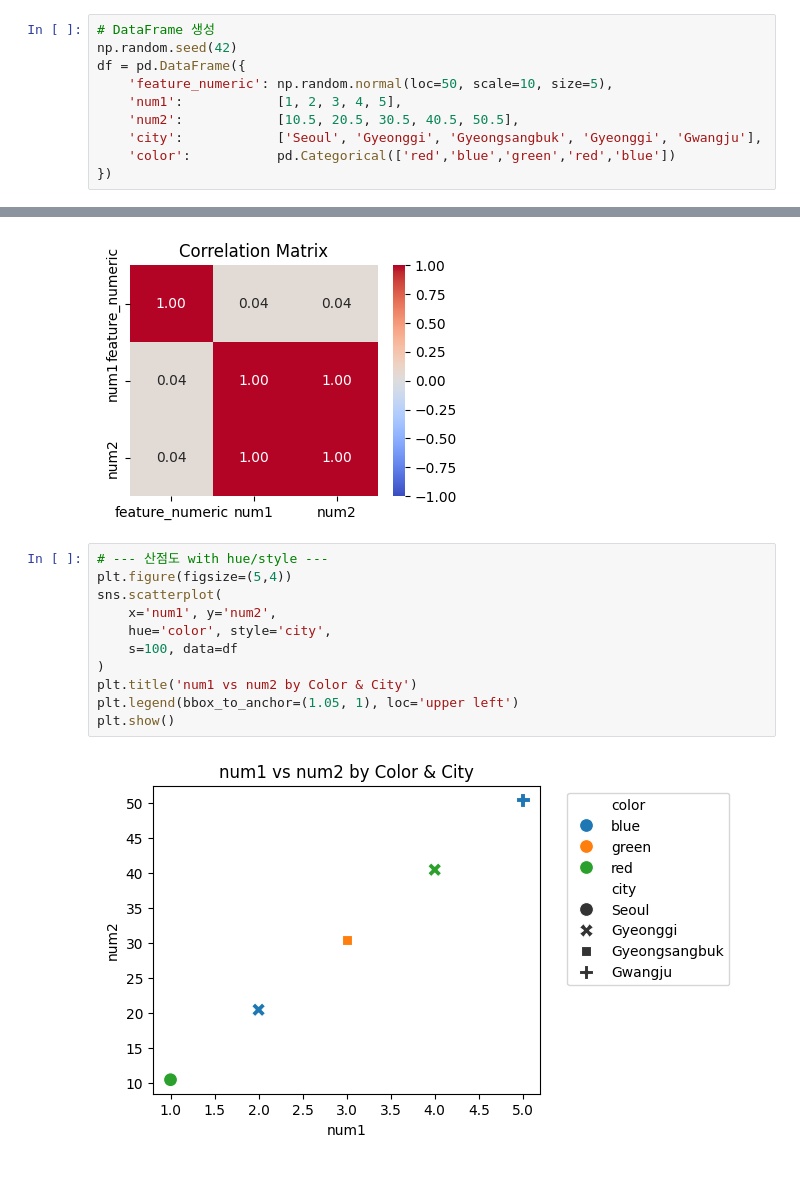
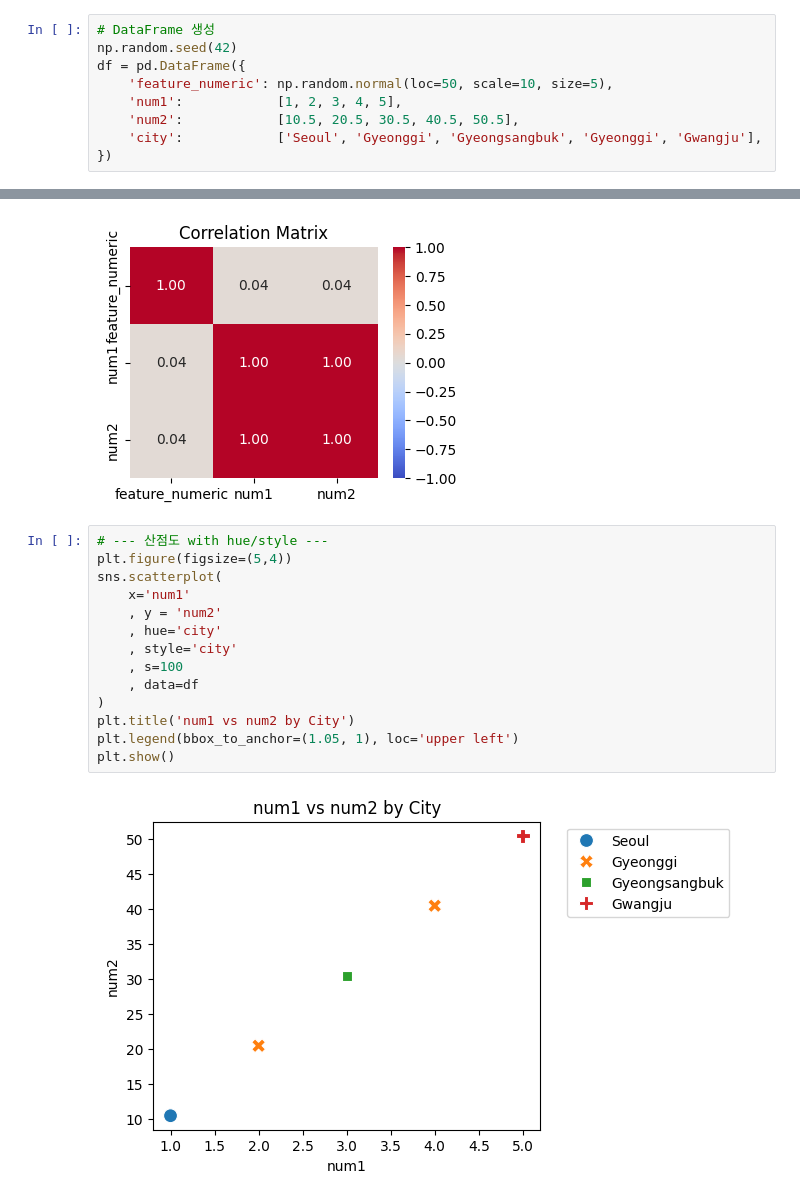
Before and after one commit to withlionbuddha/learn-thetheory-through-practice, a Jupyter notebook: ExploratoryDataAnalysis-Multivariate.ipynb, the cells around one changed output, grey strips where cells are left out. Drawn from its saved outputs; the diff is of its cells as text.

```diff
--- a/ExploratoryDataAnalysis-Multivariate.ipynb
+++ b/ExploratoryDataAnalysis-Multivariate.ipynb
@@ -11,7 +11,6 @@ df = pd.DataFrame({
     'num1':            [1, 2, 3, 4, 5],
     'num2':            [10.5, 20.5, 30.5, 40.5, 50.5],
     'city':            ['Seoul', 'Gyeonggi', 'Gyeongsangbuk', 'Gyeonggi', 'Gwangju'],
-    'color':           pd.Categorical(['red','blue','green','red','blue'])
 })
 # %%
 df
@@ -35,16 +34,19 @@ plt.show()
 # %%
 # --- 산점도 with hue/style ---
 plt.figure(figsize=(5,4))
 sns.scatterplot(
-    x='num1', y='num2',
-    hue='color', style='city',
-    s=100, data=df
+    x='num1'
+    , y = 'num2'
+    , hue='city'
+    , style='city'
+    , s=100
+    , data=df
 )
-plt.title('num1 vs num2 by Color & City')
+plt.title('num1 vs num2 by City')
 plt.legend(bbox_to_anchor=(1.05, 1), loc='upper left')
 plt.show()
 # %% [output]
-[figure, old version]
+[figure, new version]
 # %%
 # --- 연속형 vs 범주형 분포 비교 (Boxplot) ---
 plt.figure(figsize=(6,2))
```
Also changed, not shown: parts of 3 cells of this notebook.
